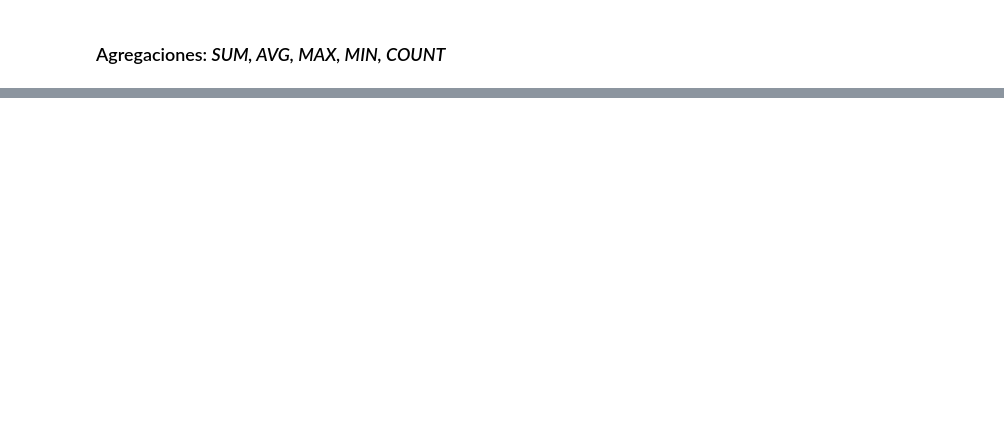
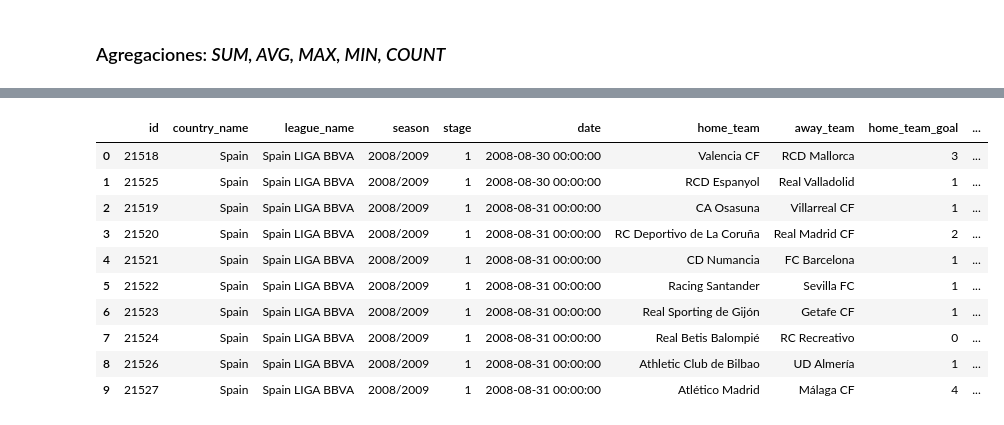
Before and after one commit to alrakomala/DataScienceDCI, a Jupyter notebook: SQL/ejemplo_sqlite.ipynb, the cells around one changed output, grey strips where cells are left out. Drawn from its saved outputs; the diff is of its cells as text; code cells hidden in the pictures; blank space fills up the shorter version.

```diff
--- a/SQL/ejemplo_sqlite.ipynb
+++ b/SQL/ejemplo_sqlite.ipynb
@@ -202,0 +546,31 @@ pd.read_sql("""SELECT player_name, weight, height
+# %%
+pd.read_sql("""SELECT Match.id,
+                    Country.name AS country_name,
+                    League.name AS league_name,
+                    season,
+                    stage,
+                    date,
+                    HT.team_long_name AS  home_team,
+                    AT.team_long_name AS away_team,
+                    home_team_goal,
+                    away_team_goal
+                FROM Match
+                JOIN Country on Country.id = Match.country_id
+                JOIN League on League.id = Match.league_id
+                LEFT JOIN Team AS HT on HT.team_api_id = Match.home_team_api_id
+                LEFT JOIN Team AS AT on AT.team_api_id = Match.away_team_api_id
+                WHERE country_name = 'Spain'
+                ORDER by date
+                LIMIT 10;""", conn)
+# %% [output]
+|  | id | country_name | league_name | season | stage | date | home_team | away_team | home_team_goal | ... |
+| 0 | 21518 | Spain | Spain LIGA BBVA | 2008/2009 | 1 | 2008-08-30 00:00:00 | Valencia CF | RCD Mallorca | 3 | ... |
+| 1 | 21525 | Spain | Spain LIGA BBVA | 2008/2009 | 1 | 2008-08-30 00:00:00 | RCD Espanyol | Real Valladolid | 1 | ... |
+| 2 | 21519 | Spain | Spain LIGA BBVA | 2008/2009 | 1 | 2008-08-31 00:00:00 | CA Osasuna | Villarreal CF | 1 | ... |
+| 3 | 21520 | Spain | Spain LIGA BBVA | 2008/2009 | 1 | 2008-08-31 00:00:00 | RC Deportivo de La Coruña | Real Madrid CF | 2 | ... |
+| 4 | 21521 | Spain | Spain LIGA BBVA | 2008/2009 | 1 | 2008-08-31 00:00:00 | CD Numancia | FC Barcelona | 1 | ... |
+| 5 | 21522 | Spain | Spain LIGA BBVA | 2008/2009 | 1 | 2008-08-31 00:00:00 | Racing Santander | Sevilla FC | 1 | ... |
+| 6 | 21523 | Spain | Spain LIGA BBVA | 2008/2009 | 1 | 2008-08-31 00:00:00 | Real Sporting de Gijón | Getafe CF | 1 | ... |
+| 7 | 21524 | Spain | Spain LIGA BBVA | 2008/2009 | 1 | 2008-08-31 00:00:00 | Real Betis Balompié | RC Recreativo | 0 | ... |
+| 8 | 21526 | Spain | Spain LIGA BBVA | 2008/2009 | 1 | 2008-08-31 00:00:00 | Athletic Club de Bilbao | UD Almería | 1 | ... |
+| 9 | 21527 | Spain | Spain LIGA BBVA | 2008/2009 | 1 | 2008-08-31 00:00:00 | Atlético Madrid | Málaga CF | 4 | ... |
```
Also changed, not shown: parts of 30 cells of this notebook, 3 other files.
